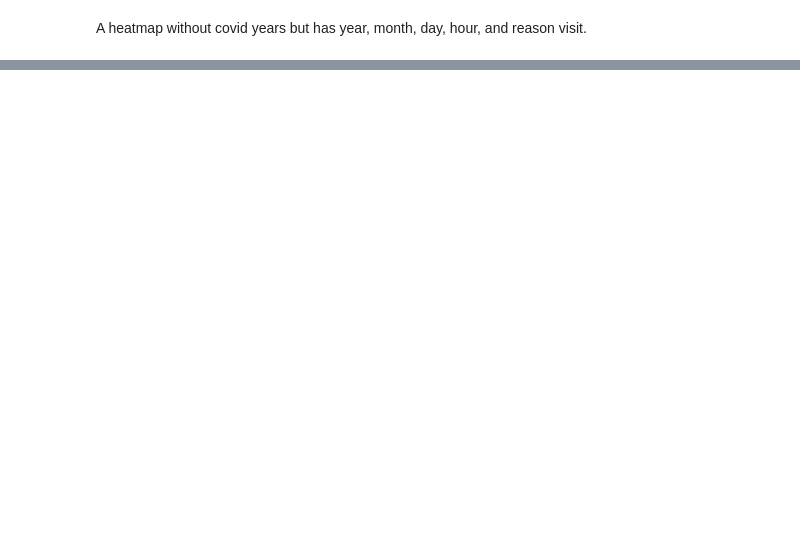
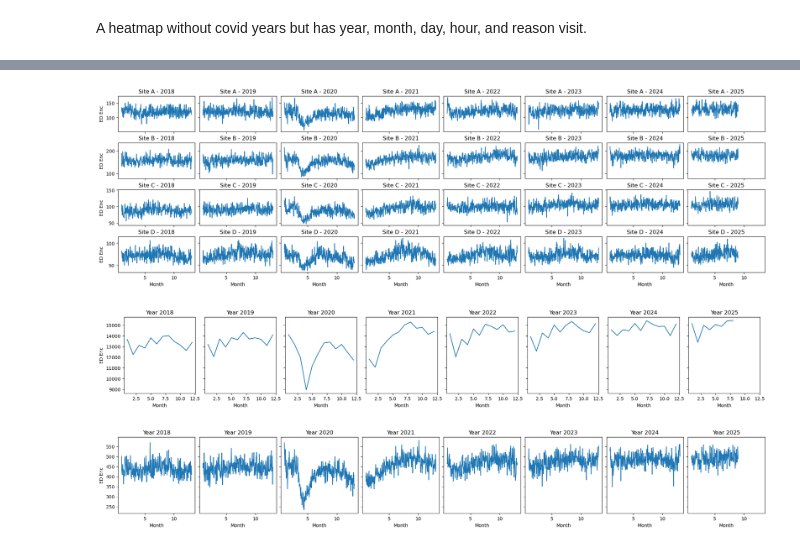
Before and after one commit to southdakotamines-datascience/dsu-no-sleep, a Jupyter notebook: explore.ipynb, the cells around one changed output, grey strips where cells are left out. Saved outputs shown, nothing was run; the diff lists cells and outputs as text; code cells hidden in the pictures; blank space fills up the shorter version.

```diff
--- a/explore.ipynb
+++ b/explore.ipynb
@@ -203,0 +110,15 @@ ax = sns.heatmap(df_friendly_normal.corr(), annot=True, cmap='coolwarm', xtickla
+# %%
+start_date = df["Date"].min()
+end_date = df["Date"].max()
+month_date_range = pl.date_range(start=start_date, end=end_date, interval="1mo",  eager=True)
+
+reverse_site_dict = {0: 'A', 1: 'B', 2: 'C', 3: 'D'}
+
+monthly_site_data = df_friendly.group_by(["Year", "Month", "Site"]).agg(pl.col("ED Enc").sum(), pl.col("ED Enc Admitted").sum())
+monthly_site_data = monthly_site_data.with_columns(
+    monthly_site_data["Site"].replace_strict(reverse_site_dict)
+)
+print(monthly_site_data.head())
+
+monthly_data = df_friendly.group_by(["Year", "Month"]).agg(pl.col("ED Enc").sum(), pl.col("ED Enc Admitted").sum())
+print(monthly_data.head())
@@ -203,0 +159,16 @@ ax = sns.heatmap(df_friendly_normal.corr(), annot=True, cmap='coolwarm', xtickla
+# %%
+daily_site_data = df_friendly.group_by(["Year", "Month", "Day", "Site"]).agg(pl.col("ED Enc").sum(), pl.col("ED Enc Admitted").sum())
+daily_data = df_friendly.group_by(["Year", "Month", "Day"]).agg(pl.col("ED Enc").sum(), pl.col("ED Enc Admitted").sum())
+
+daily_site_data = daily_site_data.with_columns(
+    daily_site_data["Site"].replace_strict(reverse_site_dict),
+    (pl.col("Month") + (pl.col("Day") - 1) / 30).alias("Month")
+).drop("Day")
+
+daily_data = daily_data.with_columns(
+    (pl.col("Month") + (pl.col("Day") - 1) / 30).alias("Month")
+).drop("Day")
+
+print(daily_site_data.head())
+print(daily_site_data.shape)
+print(daily_data.shape)
@@ -203,0 +190,41 @@ ax = sns.heatmap(df_friendly_normal.corr(), annot=True, cmap='coolwarm', xtickla
+# %%
+# same thing but with days
+fig, axes = plt.subplots(4, 8, layout="constrained", figsize=(20, 6), sharex=True, sharey="row")
+
+for i, year in enumerate(range(2018, 2026)):
+    for j, site in enumerate(['A', 'B', 'C', 'D']):
+        sns.lineplot(data=daily_site_data.filter((pl.col('Year') == year) & (pl.col('Site') == site)),
+                     x='Month', y='ED Enc', ax=axes[j, i])
+        axes[j, i].set_title(f'Site {site} - {year}')
+        axes[j, i].set_xlabel('Month')
+        axes[j, i].set_ylabel('ED Enc')
+
+plt.show()
+# %% [output]
+[figure, added]
+# %%
+fig, axes = plt.subplots(1, 8, layout="constrained", figsize=(20, 3), sharex=True, sharey=True)
+
+for i, year in enumerate(range(2018, 2026)):
+    sns.lineplot(data=monthly_data.filter(pl.col('Year') == year),
+                    x='Month', y='ED Enc', ax=axes[i])
+    axes[i].set_title(f'Year {year}')
+    axes[i].set_xlabel('Month')
+    axes[i].set_ylabel('ED Enc')
+
+plt.show()
+# %% [output]
+[figure, added]
+# %%
+fig, axes = plt.subplots(1, 8, layout="constrained", figsize=(20, 3), sharex=True, sharey=True)
+
+for i, year in enumerate(range(2018, 2026)):
+    sns.lineplot(data=daily_data.filter(pl.col('Year') == year),
+                    x='Month', y='ED Enc', ax=axes[i])
+    axes[i].set_title(f'Year {year}')
+    axes[i].set_xlabel('Month')
+    axes[i].set_ylabel('ED Enc')
+
+plt.show()
+# %% [output]
+[figure, added]
```
Also changed, not shown: parts of 13 cells of this notebook.
